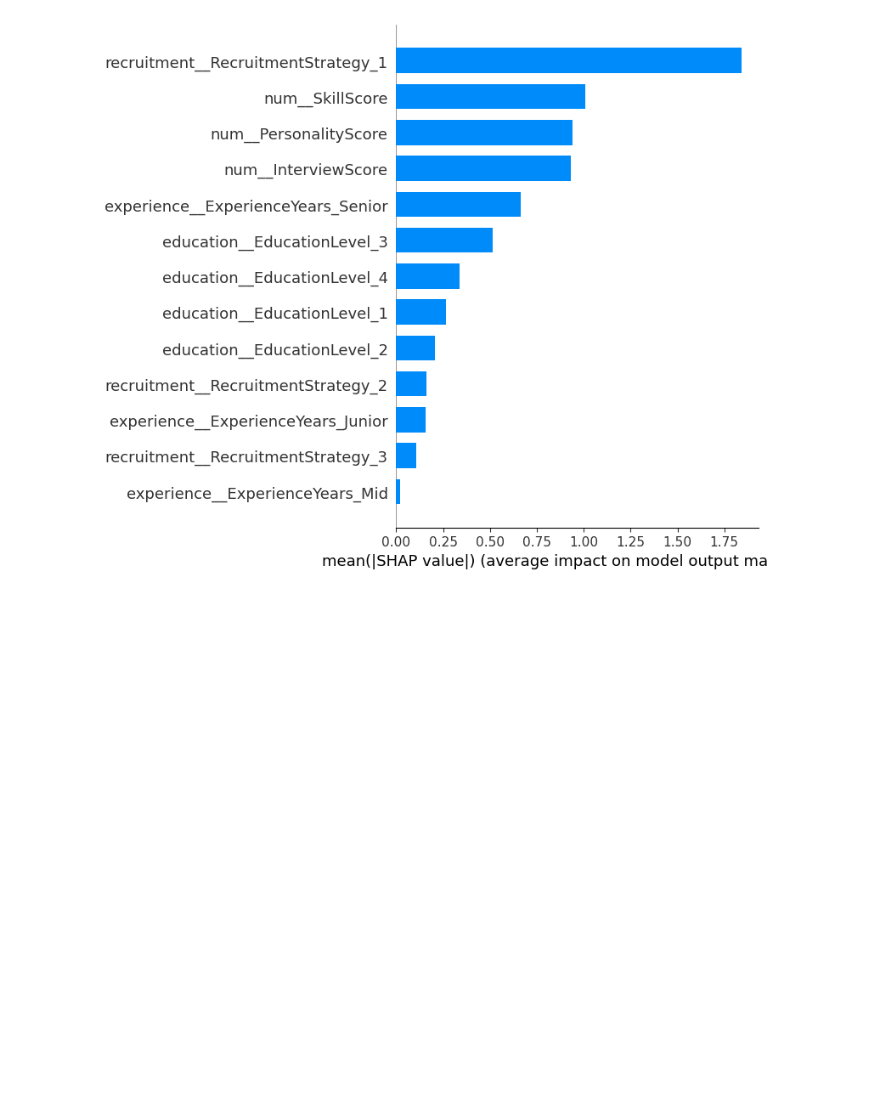
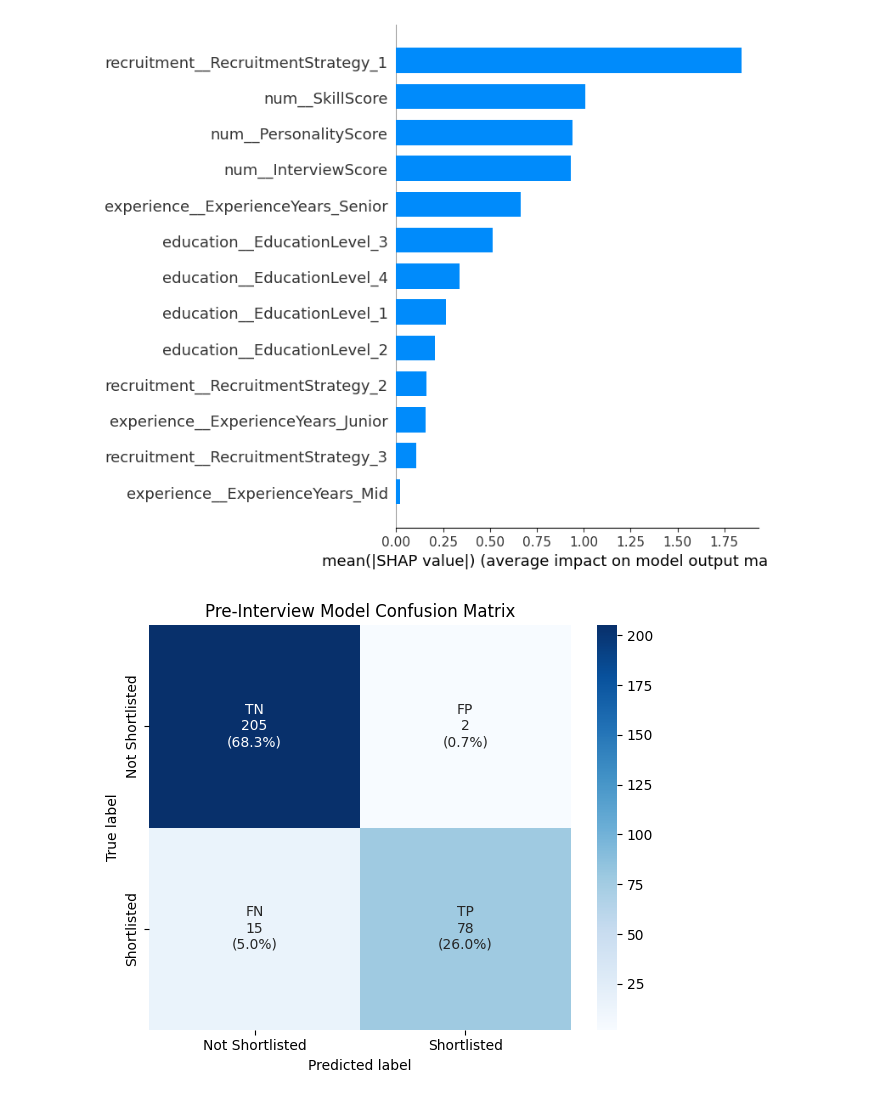
Before and after one commit to agirahmawandi/stage_3_L, a Jupyter notebook: Stage3_evaluation.ipynb, the cells around one changed output. Cells and saved outputs as stored; diff of their text form; code cells hidden in the pictures; blank space fills up the shorter version.

```diff
--- a/Stage3_evaluation.ipynb
+++ b/Stage3_evaluation.ipynb
@@ -475,0 +415,26 @@ shap.summary_plot(shap_values, X_test_trans, plot_type="bar", max_display=13)
+# %%
+cm = confusion_matrix(y_test, prediction)
+cm_sum = np.sum(cm)
+cm_perc = cm / cm_sum * 100
+
+# === TP, FP, FN, TN positions ===
+group_names = np.array([["TN", "FP"],
+                        ["FN", "TP"]])
+
+# === Create combined label: label \n percentage ===
+labels = np.array([["{0}\n{1:,}\n({2:.1f}%)".format(name, val, perc)
+                    for name, val, perc in zip(group_row, cm_row, perc_row)]
+                   for group_row, cm_row, perc_row in zip(group_names, cm, cm_perc)])
+
+# === Plot heatmap ===
+plt.figure(figsize=(6, 5))
+sns.heatmap(cm, annot=labels, fmt='', cmap='Blues', cbar=True,
+            xticklabels=["Not Shortlisted", "Shortlisted"],
+            yticklabels=["Not Shortlisted", "Shortlisted"])
+plt.xlabel('Predicted label')
+plt.ylabel('True label')
+plt.title('Pre-Interview Model Confusion Matrix')
+plt.tight_layout()
+plt.show()
+# %% [output]
+[figure, added]
```
Also changed, not shown: parts of 5 cells of this notebook, 7 other files.
